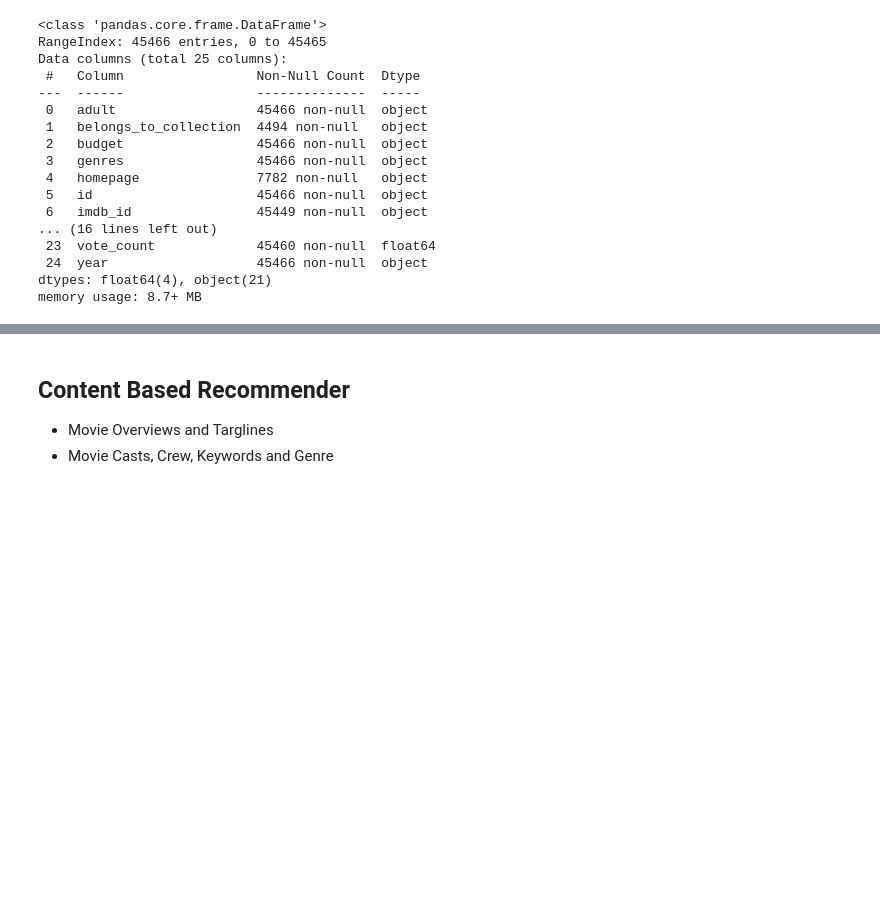
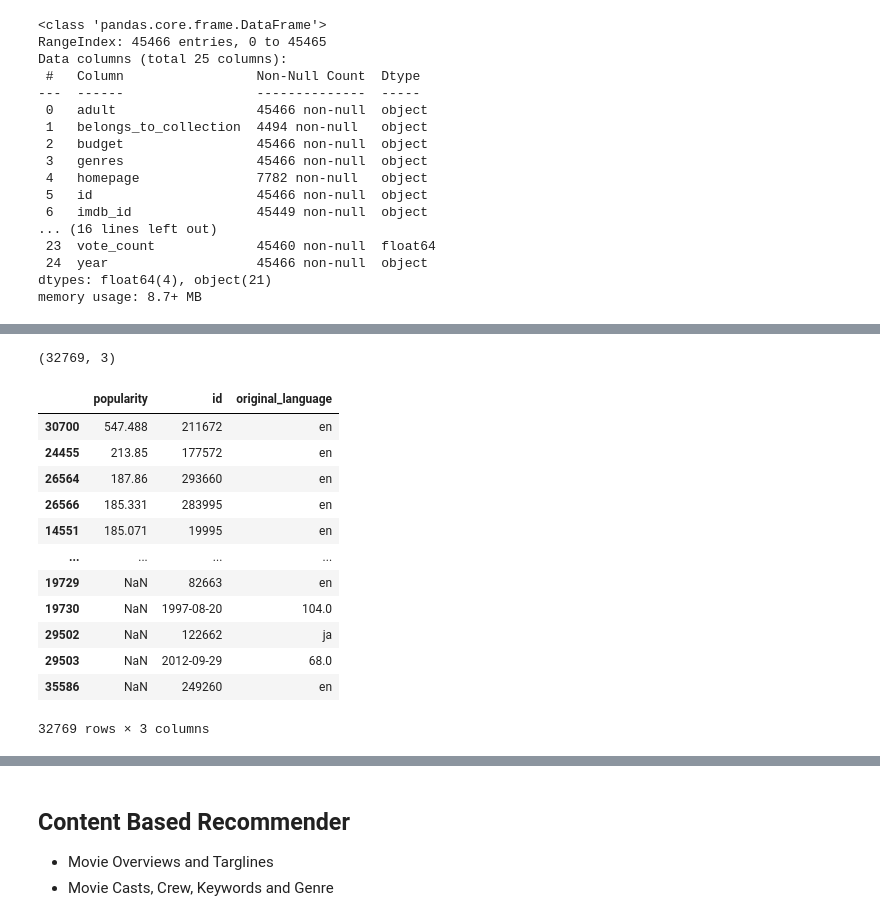
Before and after one commit to Aliciaworld/Machine-Learning-Project, a Jupyter notebook: Project-Recommendation.ipynb, the cells around one changed output, grey strips where cells are left out. Cells and saved outputs as stored; diff of their text form; code cells hidden in the pictures; blank space fills up the shorter version.

```diff
--- a/Project-Recommendation.ipynb
+++ b/Project-Recommendation.ipynb
@@ -168,0 +181,3 @@ qualified.head()
+# %%
+b= md[['popularity','id','original_language']]
+b.head()
@@ -168,0 +210,22 @@ qualified.head()
+# %%
+b.drop(b[b['popularity'].map(type) != float].index,inplace=True)
+# %%
+b.shape
+# %% [output]
+(32769, 3)
+# %%
+b.sort_values('popularity', ascending=False)
+# %% [output]
+|  | popularity | id | original_language |
+| 30700 | 547.488 | 211672 | en |
+| 24455 | 213.85 | 177572 | en |
+| 26564 | 187.86 | 293660 | en |
+| 26566 | 185.331 | 283995 | en |
+| 14551 | 185.071 | 19995 | en |
+| ... | ... | ... | ... |
+| 19729 | NaN | 82663 | en |
+| 19730 | NaN | 1997-08-20 | 104.0 |
+| 29502 | NaN | 122662 | ja |
+| 29503 | NaN | 2012-09-29 | 68.0 |
+| 35586 | NaN | 249260 | en |
+32769 rows × 3 columns
```
Also changed, not shown: parts of 46 cells of this notebook.
